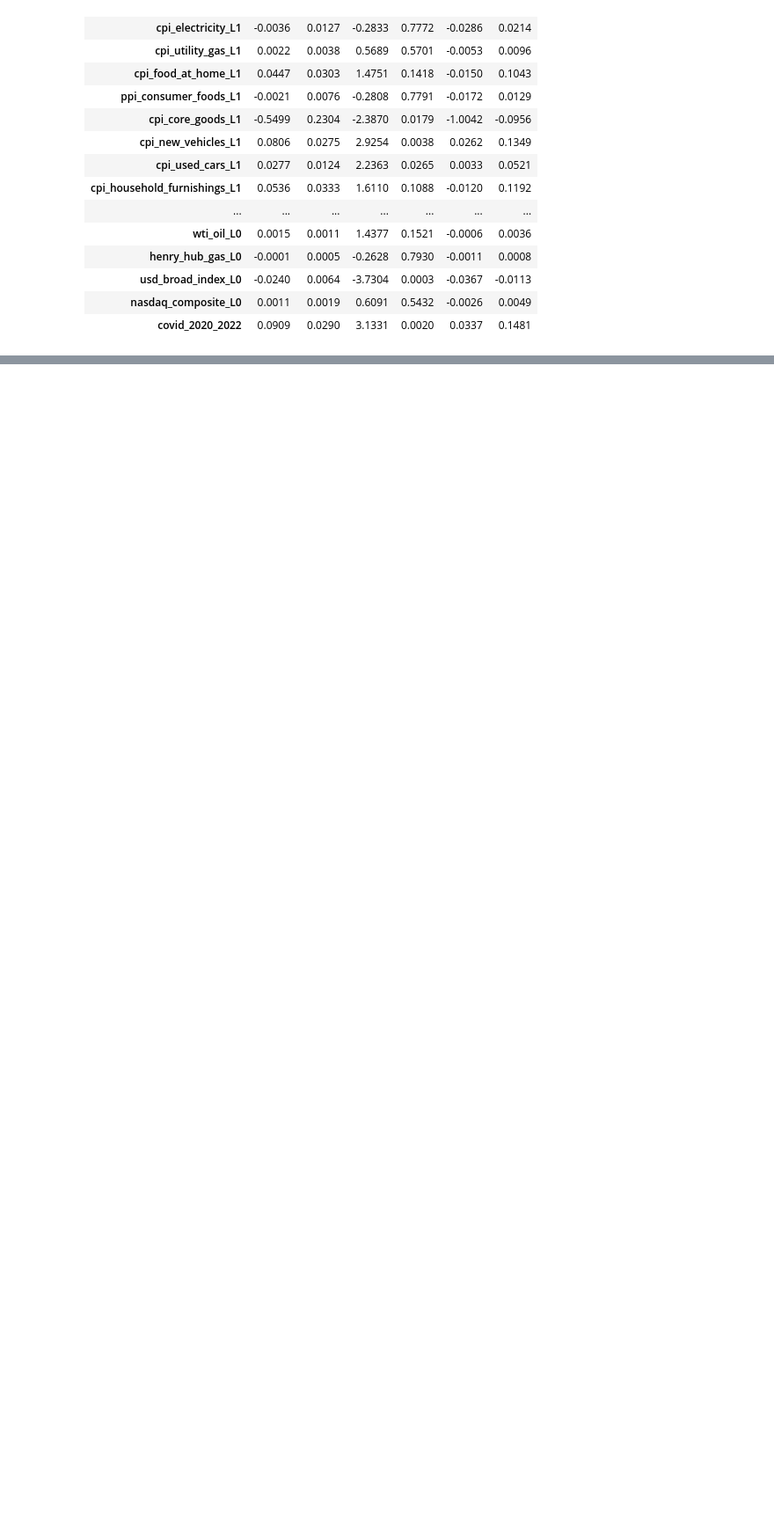
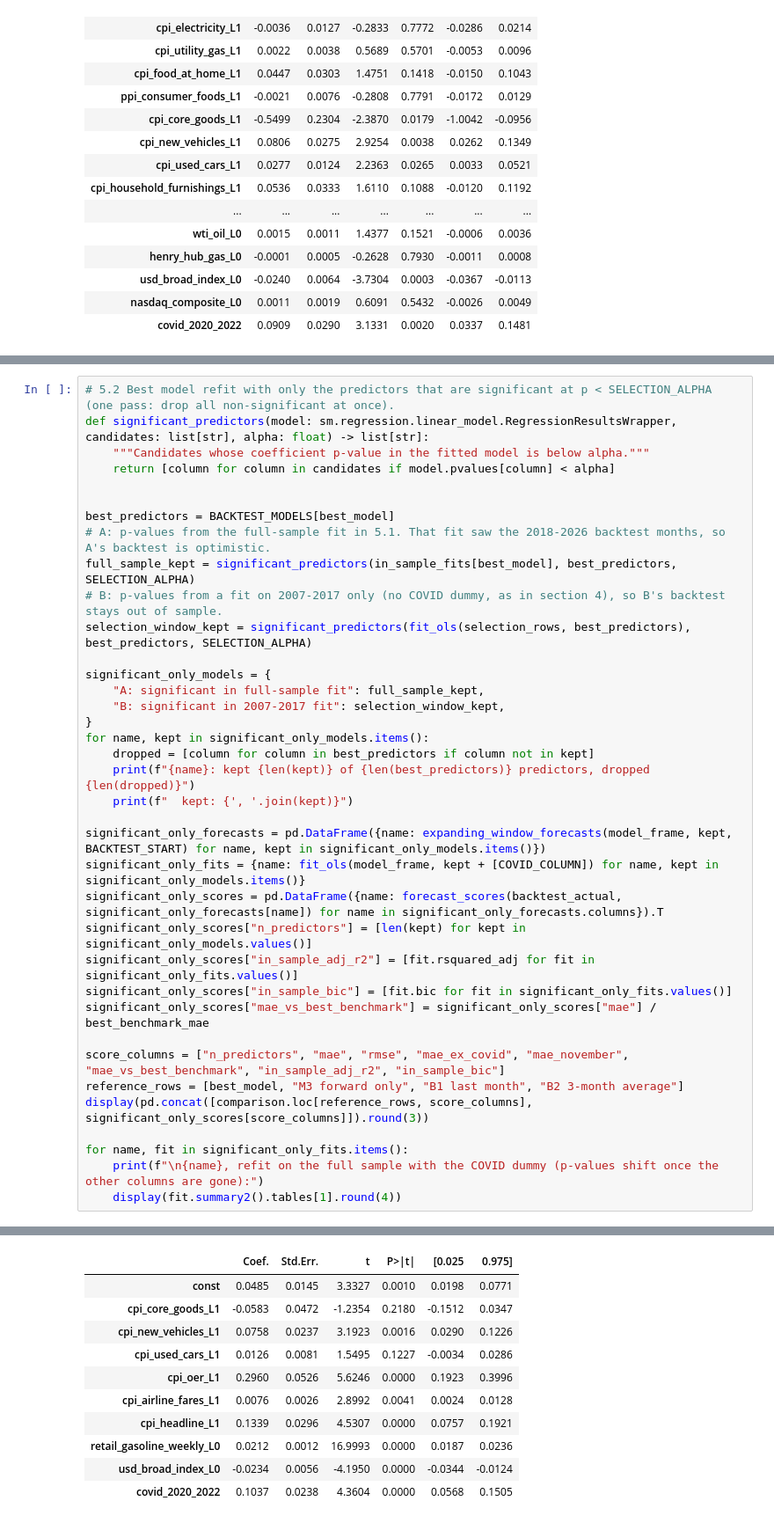
Before and after one commit to ajace13/Stat-Models-Final-Project, a Jupyter notebook: PCE_analysis.ipynb, the cells around one changed output, grey strips where cells are left out. Shown at 88% size. Saved outputs shown, nothing was run; the diff lists cells and outputs as text; blank space fills up the shorter version.

Commit message:
Adding M3 + L0 - statistically significant

```diff
--- a/PCE_analysis.ipynb
+++ b/PCE_analysis.ipynb
@@ -624,0 +618,38 @@ M3 components + market L0: n = 232, adj R² = 0.786, BIC = -234.6
+# %%
+# 5.2 Best model refit with only the predictors that are significant at p < SELECTION_ALPHA (one pass: drop all non-significant at once).
+def significant_predictors(model: sm.regression.linear_model.RegressionResultsWrapper, candidates: list[str], alpha: float) -> list[str]:
+    """Candidates whose coefficient p-value in the fitted model is below alpha."""
+    return [column for column in candidates if model.pvalues[column] < alpha]
+
+
+best_predictors = BACKTEST_MODELS[best_model]
+# A: p-values from the full-sample fit in 5.1. That fit saw the 2018-2026 backtest months, so A's backtest is optimistic.
+full_sample_kept = significant_predictors(in_sample_fits[best_model], best_predictors, SELECTION_ALPHA)
+# B: p-values from a fit on 2007-2017 only (no COVID dummy, as in section 4), so B's backtest stays out of sample.
+selection_window_kept = significant_predictors(fit_ols(selection_rows, best_predictors), best_predictors, SELECTION_ALPHA)
+
+significant_only_models = {
+    "A: significant in full-sample fit": full_sample_kept,
+    "B: significant in 2007-2017 fit": selection_window_kept,
+}
+for name, kept in significant_only_models.items():
+    dropped = [column for column in best_predictors if column not in kept]
+    print(f"{name}: kept {len(kept)} of {len(best_predictors)} predictors, dropped {len(dropped)}")
+    print(f"  kept: {', '.join(kept)}")
+
+significant_only_forecasts = pd.DataFrame({name: expanding_window_forecasts(model_frame, kept, BACKTEST_START) for name, kept in significant_only_models.items()})
+significant_only_fits = {name: fit_ols(model_frame, kept + [COVID_COLUMN]) for name, kept in significant_only_models.items()}
+significant_only_scores = pd.DataFrame({name: forecast_scores(backtest_actual, significant_only_forecasts[name]) for name in significant_only_forecasts.columns}).T
+significant_only_scores["n_predictors"] = [len(kept) for kept in significant_only_models.values()]
+significant_only_scores["in_sample_adj_r2"] = [fit.rsquared_adj for fit in significant_only_fits.values()]
+significant_only_scores["in_sample_bic"] = [fit.bic for fit in significant_only_fits.values()]
+significant_only_scores["mae_vs_best_benchmark"] = significant_only_scores["mae"] / best_benchmark_mae
+
+score_columns = ["n_predictors", "mae", "rmse", "mae_ex_covid", "mae_november", "mae_vs_best_benchmark", "in_sample_adj_r2", "in_sample_bic"]
+reference_rows = [best_model, "M3 forward only", "B1 last month", "B2 3-month average"]
+display(pd.concat([comparison.loc[reference_rows, score_columns], significant_only_scores[score_columns]]).round(3))
+
+for name, fit in significant_only_fits.items():
+    print(f"\n{name}, refit on the full sample with the COVID dummy (p-values shift once the other columns are gone):")
+    display(fit.summary2().tables[1].round(4))
+# %% [output]
@@ -624,0 +668,11 @@ M3 components + market L0: n = 232, adj R² = 0.786, BIC = -234.6
+|  | Coef. | Std.Err. | t | P>|t| | [0.025 | 0.975] |
+| const | 0.0485 | 0.0145 | 3.3327 | 0.0010 | 0.0198 | 0.0771 |
+| cpi_core_goods_L1 | -0.0583 | 0.0472 | -1.2354 | 0.2180 | -0.1512 | 0.0347 |
+| cpi_new_vehicles_L1 | 0.0758 | 0.0237 | 3.1923 | 0.0016 | 0.0290 | 0.1226 |
+| cpi_used_cars_L1 | 0.0126 | 0.0081 | 1.5495 | 0.1227 | -0.0034 | 0.0286 |
+| cpi_oer_L1 | 0.2960 | 0.0526 | 5.6246 | 0.0000 | 0.1923 | 0.3996 |
+| cpi_airline_fares_L1 | 0.0076 | 0.0026 | 2.8992 | 0.0041 | 0.0024 | 0.0128 |
+| cpi_headline_L1 | 0.1339 | 0.0296 | 4.5307 | 0.0000 | 0.0757 | 0.1921 |
+| retail_gasoline_weekly_L0 | 0.0212 | 0.0012 | 16.9993 | 0.0000 | 0.0187 | 0.0236 |
+| usd_broad_index_L0 | -0.0234 | 0.0056 | -4.1950 | 0.0000 | -0.0344 | -0.0124 |
+| covid_2020_2022 | 0.1037 | 0.0238 | 4.3604 | 0.0000 | 0.0568 | 0.1505 |
```
Also changed, not shown: parts of 3 cells of this notebook, 1 other file.
